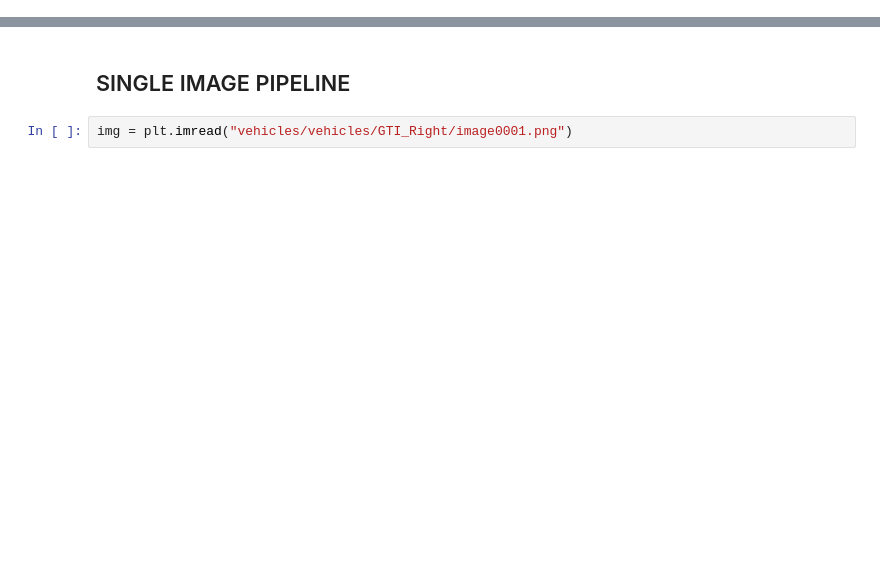
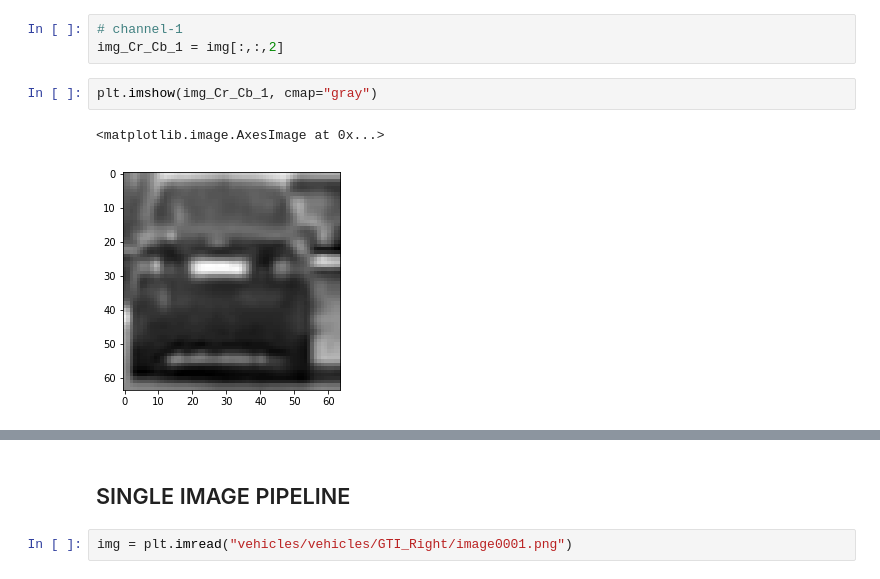
Before and after one commit to tagore15/SDCND_P5_VEHICLE_DETECTION, a Jupyter notebook: sol.ipynb, the cells around one changed output, grey strips where cells are left out. Saved outputs shown, nothing was run; the diff lists cells and outputs as text; blank space fills up the shorter version.

```diff
--- a/sol.ipynb
+++ b/sol.ipynb
@@ -14,0 +99,8 @@ pwd
+# %%
+# channel-1
+img_Cr_Cb_1 = img[:,:,2]
+# %%
+plt.imshow(img_Cr_Cb_1, cmap="gray")
+# %% [output]
+<matplotlib.image.AxesImage at 0x...>
+[figure, added]
```
Also changed, not shown: parts of 71 cells of this notebook, 1 other file.
